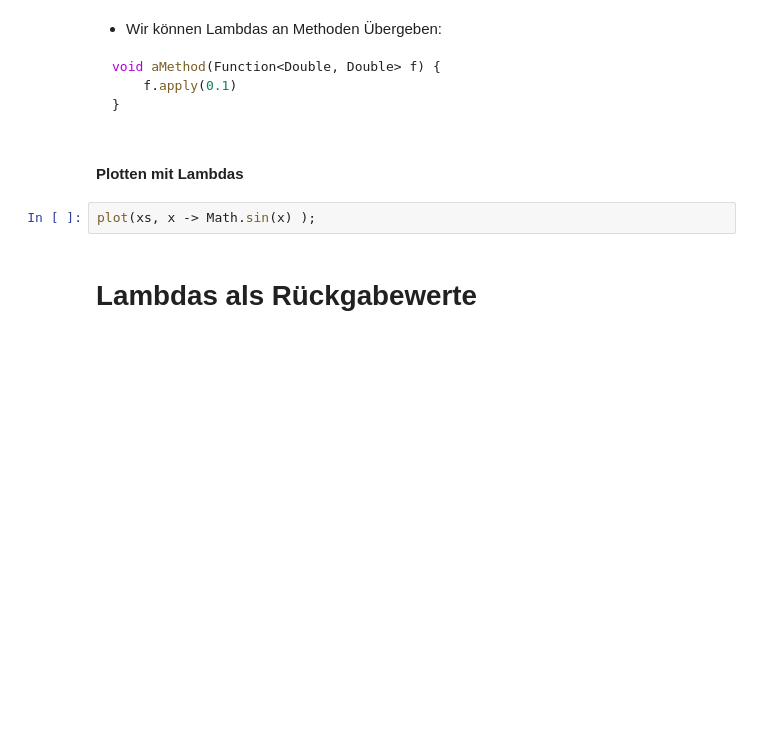
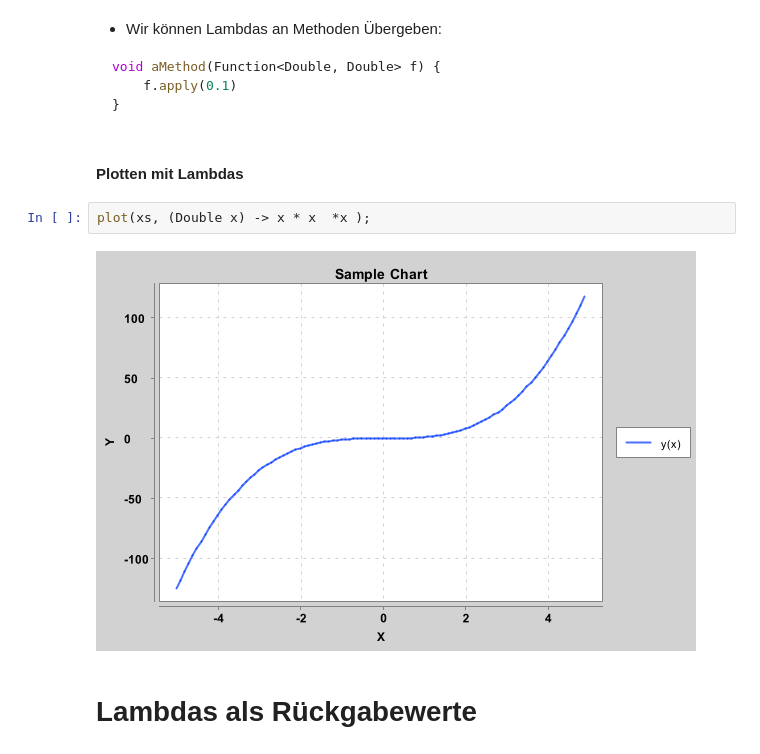
Before and after one commit to unibas-marcelluethi/gdp, a Jupyter notebook: slides/Lambdas.ipynb, the cells around one changed output. Cells and saved outputs as stored; diff of their text form; blank space fills up the shorter version.

```diff
--- a/slides/Lambdas.ipynb
+++ b/slides/Lambdas.ipynb
@@ -398,7 +414,9 @@ void aMethod(Function<Double, Double> f) {
 # %% [markdown]
 #### Plotten mit Lambdas
 # %%
-plot(xs, x -> Math.sin(x) );
+plot(xs, (Double x) -> x * x  *x );
+# %% [output]
+[figure, added]
 # %% [markdown]
 # Lambdas als Rückgabewerte
 # %% [markdown]
```
Also changed, not shown: parts of 10 cells of this notebook.
